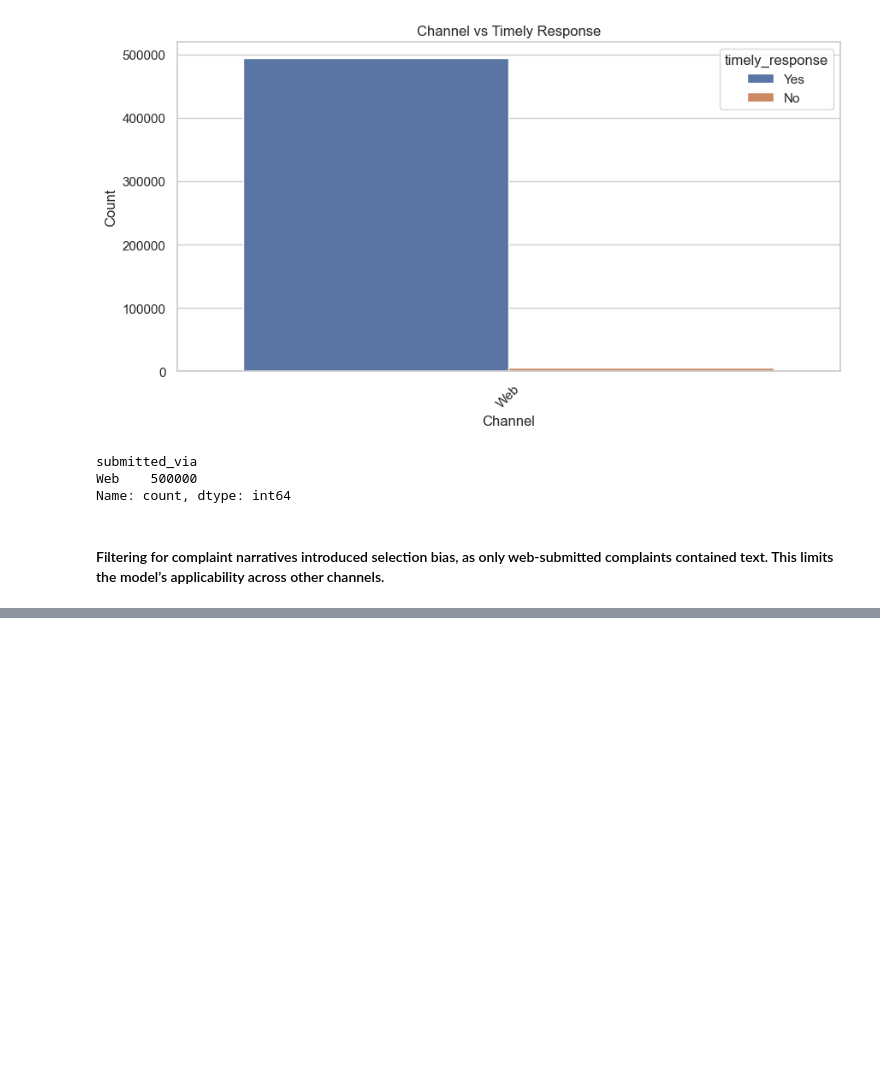
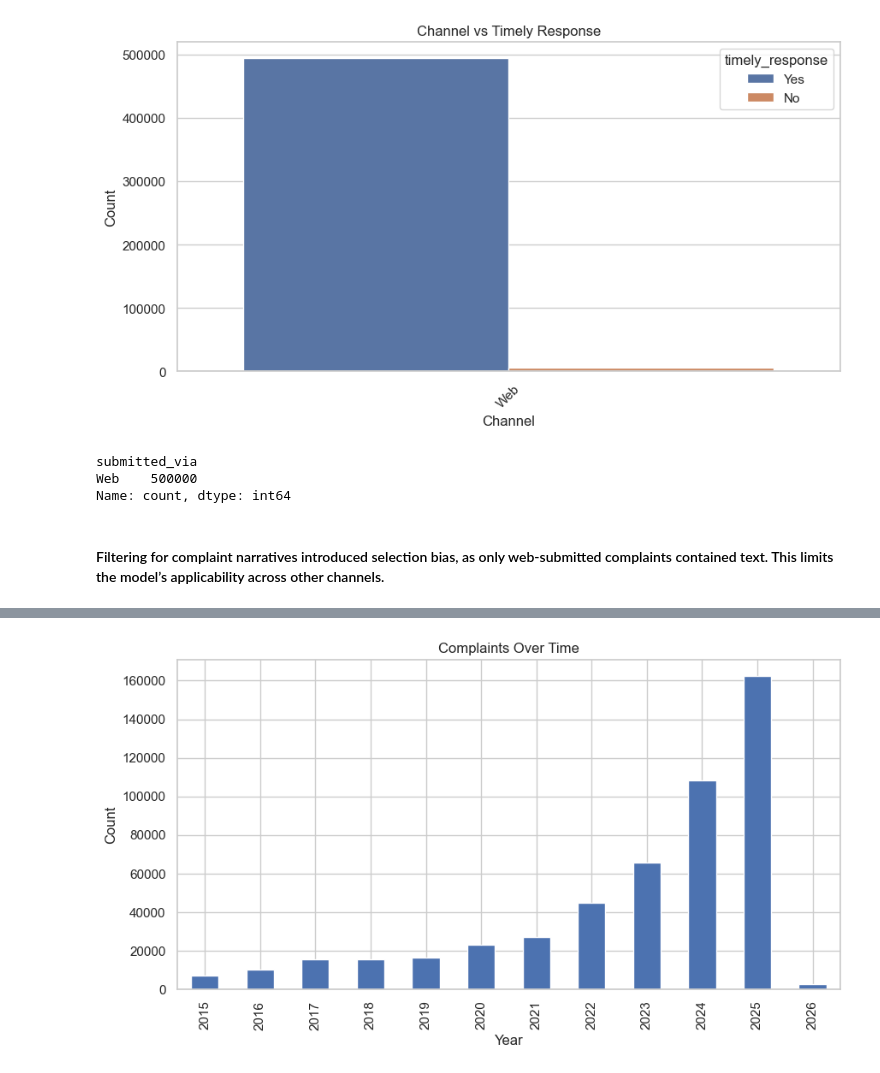
Before and after one commit to Phiziics/cfpb-complaint-intelligence, a Jupyter notebook: notebooks/01_eda.ipynb, the cells around one changed output, grey strips where cells are left out. Saved outputs shown, nothing was run; the diff lists cells and outputs as text; code cells hidden in the pictures; blank space fills up the shorter version.

```diff
--- a/notebooks/01_eda.ipynb
+++ b/notebooks/01_eda.ipynb
@@ -366,0 +406,13 @@ df_model.shape
+# %%
+# Convert date to datetime
+df_sample["date_received"] = pd.to_datetime(df_sample["date_received"], errors="coerce")
+
+# Plot complaints per year
+plt.figure(figsize=(10, 5))
+df_sample["date_received"].dt.year.value_counts().sort_index().plot(kind="bar")
+plt.title("Complaints Over Time")
+plt.xlabel("Year")
+plt.ylabel("Count")
+plt.show()
+# %% [output]
+[figure, added]
```
Also changed, not shown: parts of 8 cells of this notebook.
